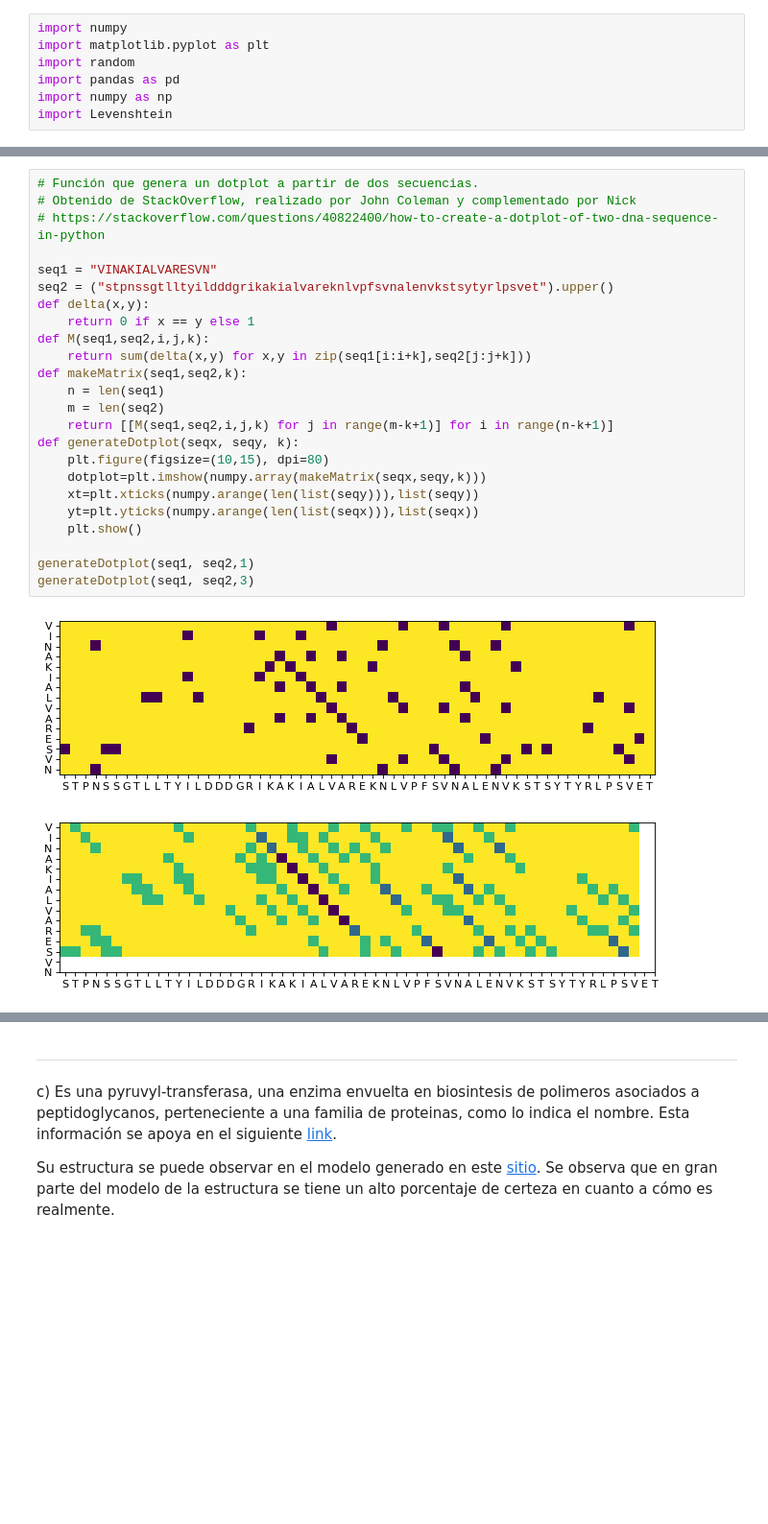
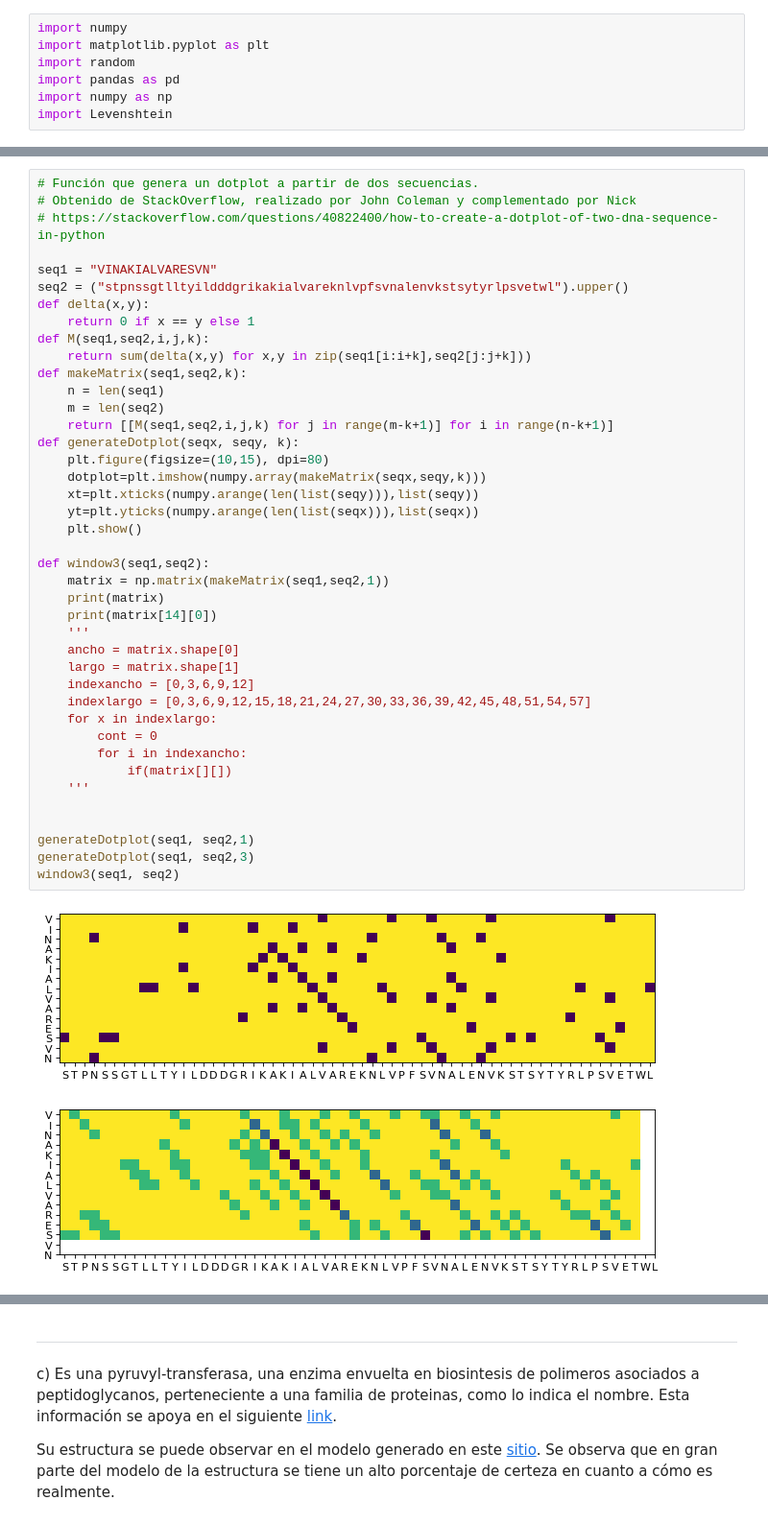
Before and after one commit to MaxGGx/Introduccion-a-bioinformatica, a Jupyter notebook: Tarea 1/Tarea_1.ipynb, the cells around one changed output, grey strips where cells are left out. Shown at 96% size. Drawn from its saved outputs; the diff is of its cells as text; blank space fills up the shorter version.

```diff
--- a/Tarea 1/Tarea_1.ipynb
+++ b/Tarea 1/Tarea_1.ipynb
@@ -37,27 +37,44 @@ a) De ello, seleccionando la primera proteína hallada se procede a generar los
 # %%
 # Función que genera un dotplot a partir de dos secuencias.
 # Obtenido de StackOverflow, realizado por John Coleman y complementado por Nick
 # https://stackoverflow.com/questions/40822400/how-to-create-a-dotplot-of-two-dna-sequence-in-python
 
 seq1 = "VINAKIALVARESVN"
-seq2 = ("stpnssgtlltyildddgrikakialvareknlvpfsvnalenvkstsytyrlpsvet").upper()
+seq2 = ("stpnssgtlltyildddgrikakialvareknlvpfsvnalenvkstsytyrlpsvetwl").upper()
 def delta(x,y):
     return 0 if x == y else 1
 def M(seq1,seq2,i,j,k):
     return sum(delta(x,y) for x,y in zip(seq1[i:i+k],seq2[j:j+k]))
 def makeMatrix(seq1,seq2,k):
     n = len(seq1)
     m = len(seq2)
     return [[M(seq1,seq2,i,j,k) for j in range(m-k+1)] for i in range(n-k+1)]
 def generateDotplot(seqx, seqy, k):
     plt.figure(figsize=(10,15), dpi=80)
     dotplot=plt.imshow(numpy.array(makeMatrix(seqx,seqy,k)))
     xt=plt.xticks(numpy.arange(len(list(seqy))),list(seqy))
     yt=plt.yticks(numpy.arange(len(list(seqx))),list(seqx))
     plt.show()
 
+def window3(seq1,seq2):
+    matrix = np.matrix(makeMatrix(seq1,seq2,1))
+    print(matrix)
+    print(matrix[14][0])
+    '''
+    ancho = matrix.shape[0]
+    largo = matrix.shape[1]
+    indexancho = [0,3,6,9,12]
+    indexlargo = [0,3,6,9,12,15,18,21,24,27,30,33,36,39,42,45,48,51,54,57]
+    for x in indexlargo:
+        cont = 0
+        for i in indexancho:
+            if(matrix[][])
+    '''
+
+
 generateDotplot(seq1, seq2,1)
 generateDotplot(seq1, seq2,3)
+window3(seq1, seq2)
 # %% [output]
-[figure, old version]
+[figure, new version]
-[figure, old version]
+[figure, new version]
```
Also changed, not shown: parts of 7 cells of this notebook.
